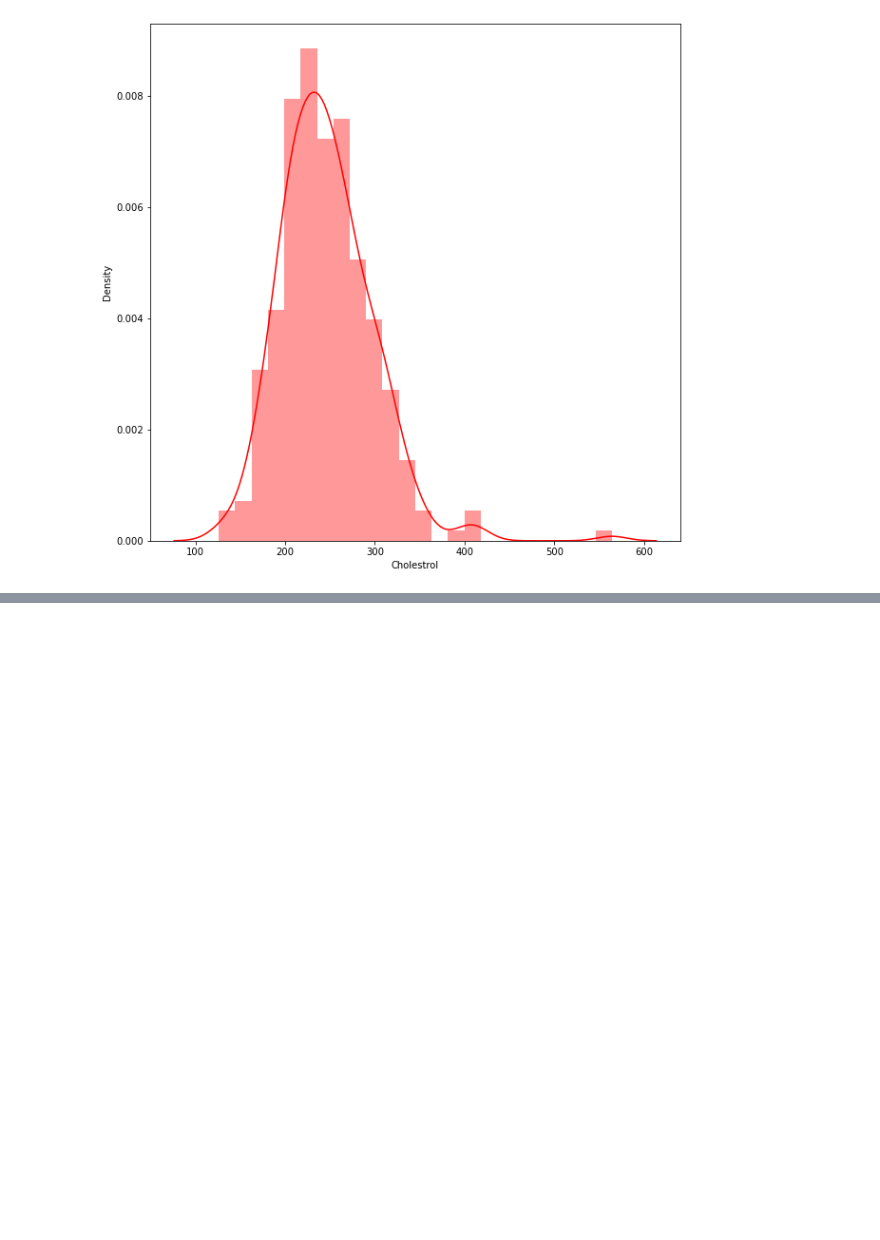
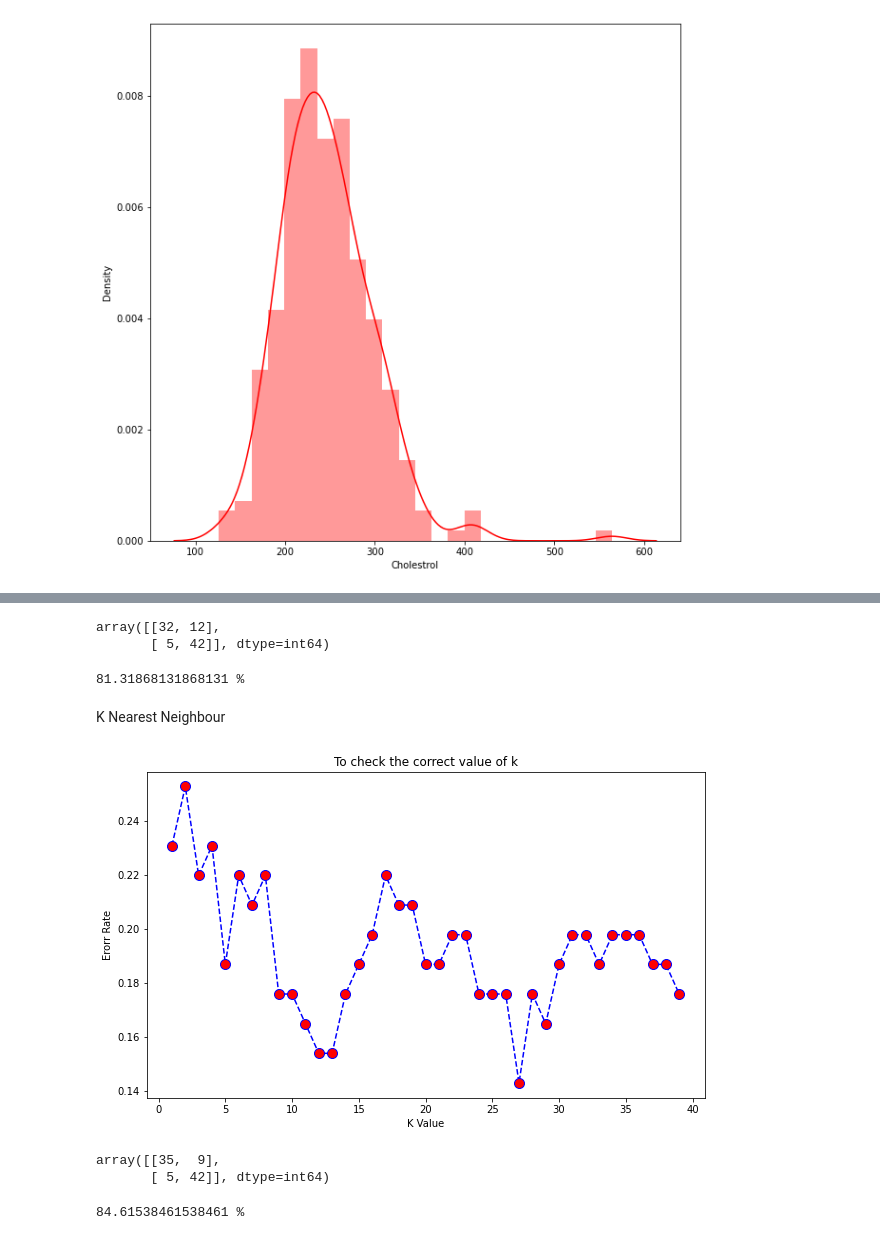
Before and after one commit to rogerloh-acc/Fun-Projects, a Jupyter notebook: Machine Learning/Heart Attack Risk Predictor/Heart Attack Risk Predictor.ipynb, the cells around one changed output, grey strips where cells are left out. Cells and saved outputs as stored; diff of their text form; code cells hidden in the pictures; blank space fills up the shorter version.

```diff
--- a/Machine Learning/Heart Attack Risk Predictor/Heart Attack Risk Predictor.ipynb
+++ b/Machine Learning/Heart Attack Risk Predictor/Heart Attack Risk Predictor.ipynb
@@ -175,0 +352,11 @@ plt.xlabel ("Cholestrol");
+# %%
+rf_conf_matrix
+# %% [output]
+array([[32, 12],
+       [ 5, 42]], dtype=int64)
+# %%
+print (rf_acc_score * 100, "%")
+# %% [output]
+81.31868131868131 %
+# %% [markdown]
+K Nearest Neighbour
@@ -175,0 +366,18 @@ plt.xlabel ("Cholestrol");
+# %%
+# range of 1 to 40
+error_rate = []
+for i in range (1,40):
+    knn = KNeighborsClassifier (n_neighbors=i)
+    knn.fit (x_train, encoded_y)
+    pred = knn.predict (x_test)
+    error_rate.append (np.mean (pred != encoded_ytest))
+# %%
+plt.figure (figsize = (10,6))
+plt.plot (range (1,40),error_rate, color = "blue", linestyle = 'dashed', marker = "o",
+          markerfacecolor = "red", markersize = 10)
+plt.xlabel ("K Value")
+plt.ylabel ("Erorr Rate")
+plt.title ("To check the correct value of k")
+plt.show()
+# %% [output]
+[figure, added]
@@ -175,0 +393,9 @@ plt.xlabel ("Cholestrol");
+# %%
+knn_conf_matrix
+# %% [output]
+array([[35,  9],
+       [ 5, 42]], dtype=int64)
+# %%
+print (knn_acc_score * 100, "%")
+# %% [output]
+84.61538461538461 %
```
Also changed, not shown: parts of 57 cells of this notebook.
